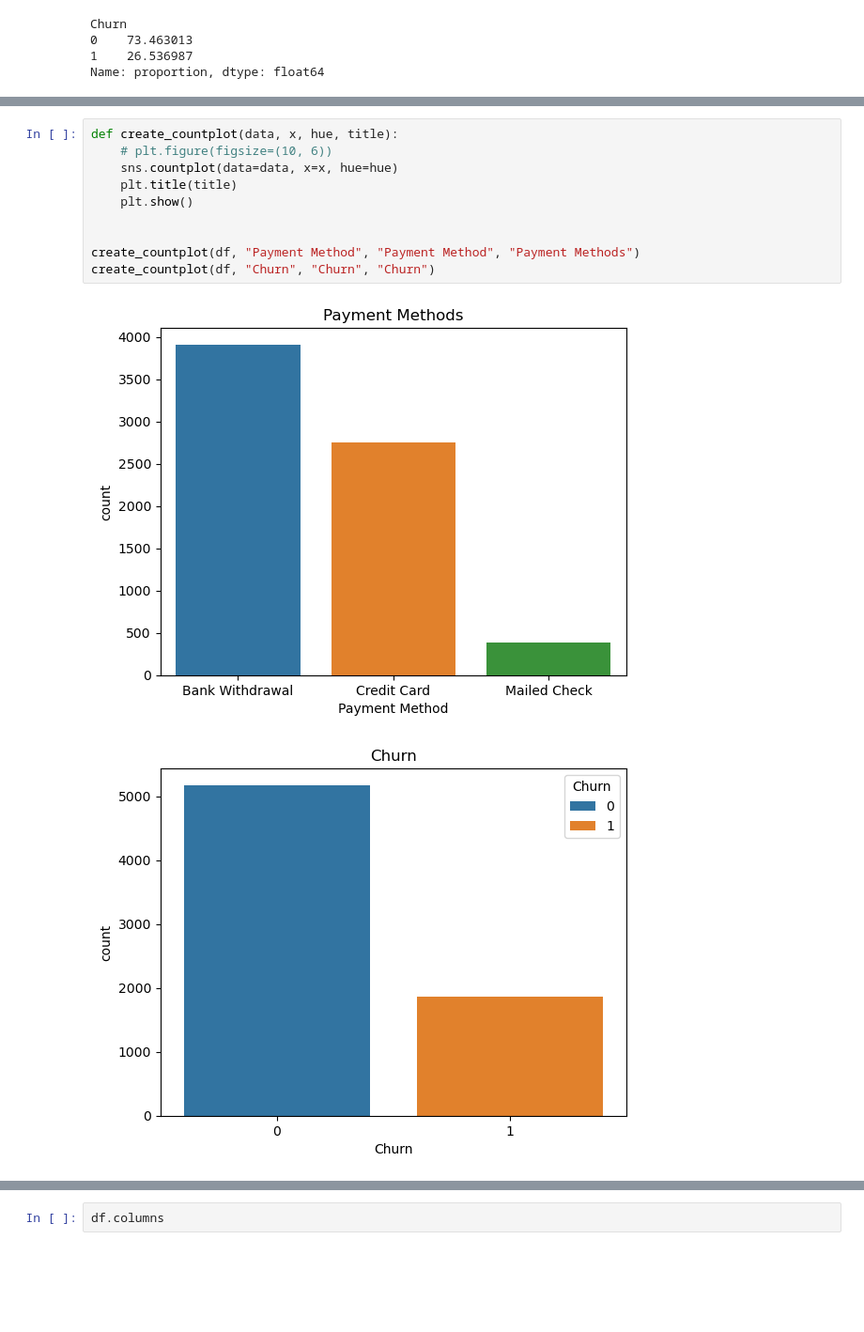
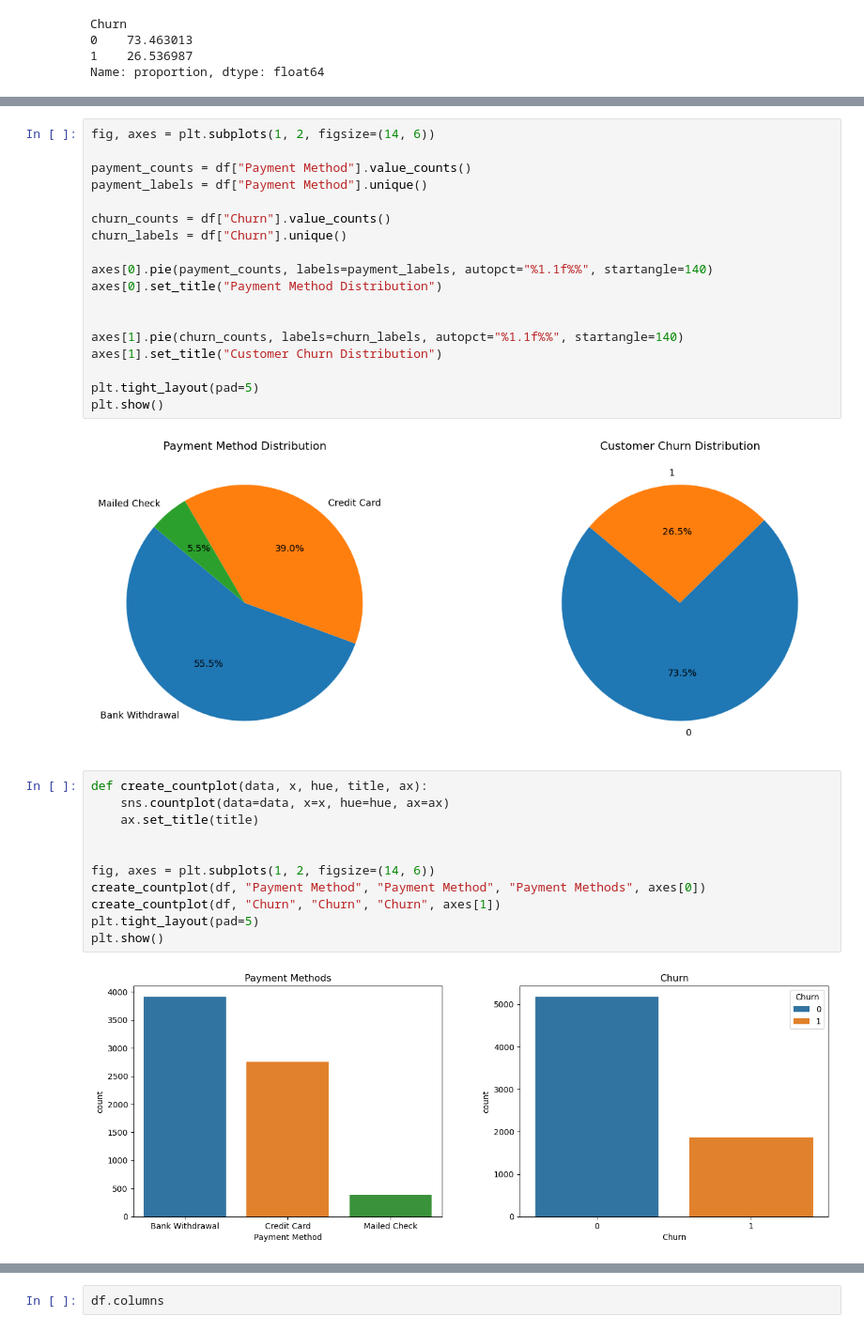
Before and after one commit to christiandarvs/CSIS311-ML, a Jupyter notebook: lab/churn_knn.ipynb, the cells around one changed output, grey strips where cells are left out. Shown at 94% size. Saved outputs shown, nothing was run; the diff lists cells and outputs as text; blank space fills up the shorter version.

Commit message:
fix visualization

```diff
--- a/lab/churn_knn.ipynb
+++ b/lab/churn_knn.ipynb
@@ -103,14 +89,34 @@ plt.show()
+# %%
+fig, axes = plt.subplots(1, 2, figsize=(14, 6))
+
+payment_counts = df["Payment Method"].value_counts()
+payment_labels = df["Payment Method"].unique()
+
+churn_counts = df["Churn"].value_counts()
+churn_labels = df["Churn"].unique()
+
+axes[0].pie(payment_counts, labels=payment_labels, autopct="%1.1f%%", startangle=140)
+axes[0].set_title("Payment Method Distribution")
+
+
+axes[1].pie(churn_counts, labels=churn_labels, autopct="%1.1f%%", startangle=140)
+axes[1].set_title("Customer Churn Distribution")
+
+plt.tight_layout(pad=5)
+plt.show()
+# %% [output]
+[figure, added]
 # %%
-def create_countplot(data, x, hue, title):
-    # plt.figure(figsize=(10, 6))
-    sns.countplot(data=data, x=x, hue=hue)
-    plt.title(title)
-    plt.show()
+def create_countplot(data, x, hue, title, ax):
+    sns.countplot(data=data, x=x, hue=hue, ax=ax)
+    ax.set_title(title)
 
 
-create_countplot(df, "Payment Method", "Payment Method", "Payment Methods")
-create_countplot(df, "Churn", "Churn", "Churn")
+fig, axes = plt.subplots(1, 2, figsize=(14, 6))
+create_countplot(df, "Payment Method", "Payment Method", "Payment Methods", axes[0])
+create_countplot(df, "Churn", "Churn", "Churn", axes[1])
+plt.tight_layout(pad=5)
+plt.show()
 # %% [output]
-[figure, old version]
+[figure, new version]
-[figure, removed]
 # %%
```
Also changed, not shown: parts of 4 cells of this notebook.
